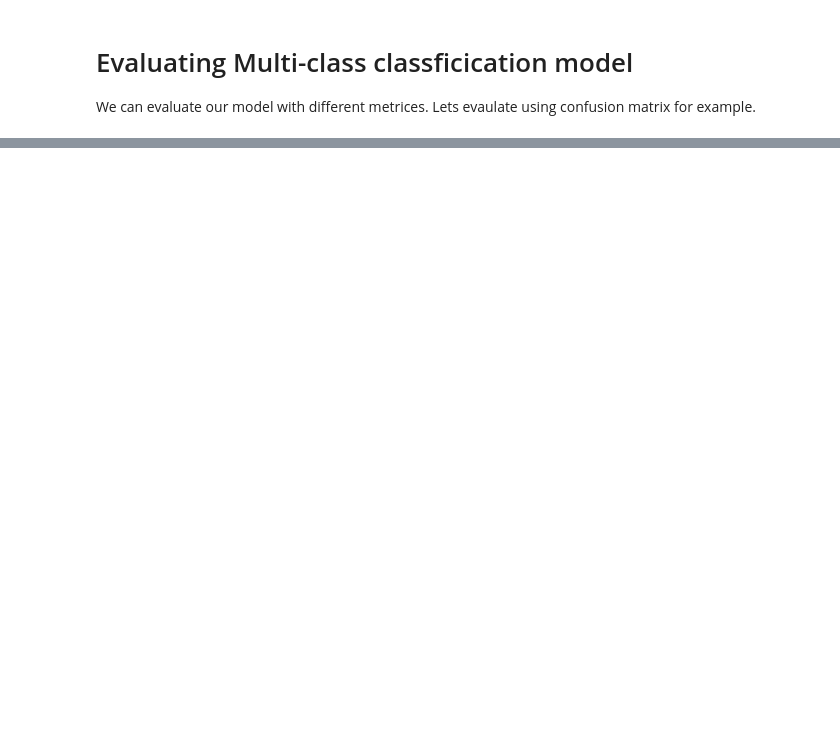
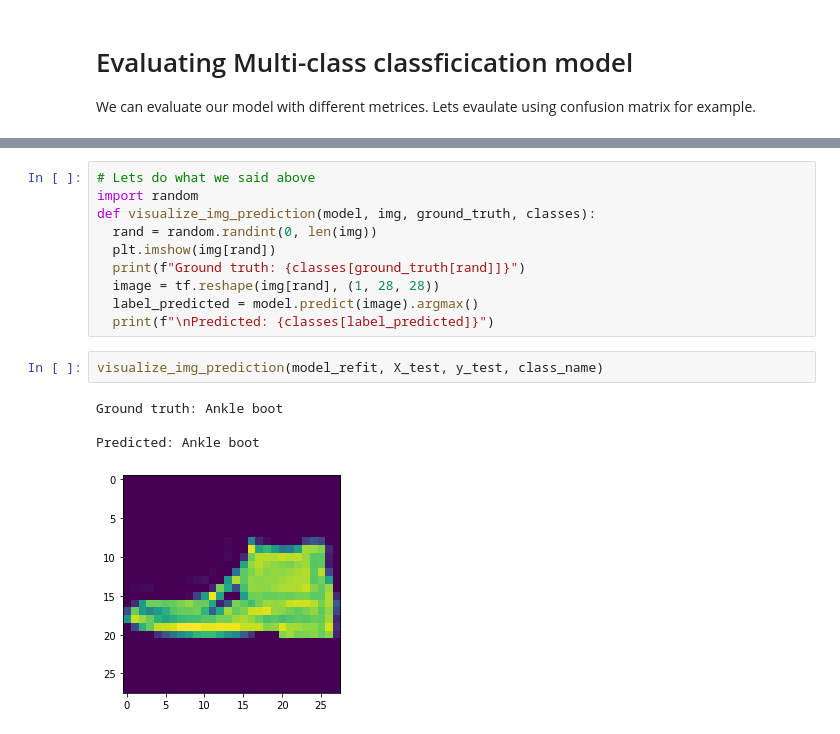
Before and after one commit to Jayveersinh-Raj/Neural_Networks_Classification, a Jupyter notebook: Neural_Networks_Classification_TensorFlow.ipynb, the cells around one changed output, grey strips where cells are left out. Saved outputs shown, nothing was run; the diff lists cells and outputs as text; blank space fills up the shorter version.

```diff
--- a/Neural_Networks_Classification_TensorFlow.ipynb
+++ b/Neural_Networks_Classification_TensorFlow.ipynb
@@ -1241,0 +1321,17 @@ We can evaluate our model with different metrices. Lets evaulate using confusion
+# %%
+# Lets do what we said above
+import random
+def visualize_img_prediction(model, img, ground_truth, classes):
+  rand = random.randint(0, len(img))
+  plt.imshow(img[rand])
+  print(f"Ground truth: {classes[ground_truth[rand]]}")
+  image = tf.reshape(img[rand], (1, 28, 28))
+  label_predicted = model.predict(image).argmax()
+  print(f"\nPredicted: {classes[label_predicted]}")
+# %%
+visualize_img_prediction(model_refit, X_test, y_test, class_name)
+# %% [output]
+Ground truth: Ankle boot
+
+Predicted: Ankle boot
+[figure, added]
```
Also changed, not shown: parts of 24 cells of this notebook.
